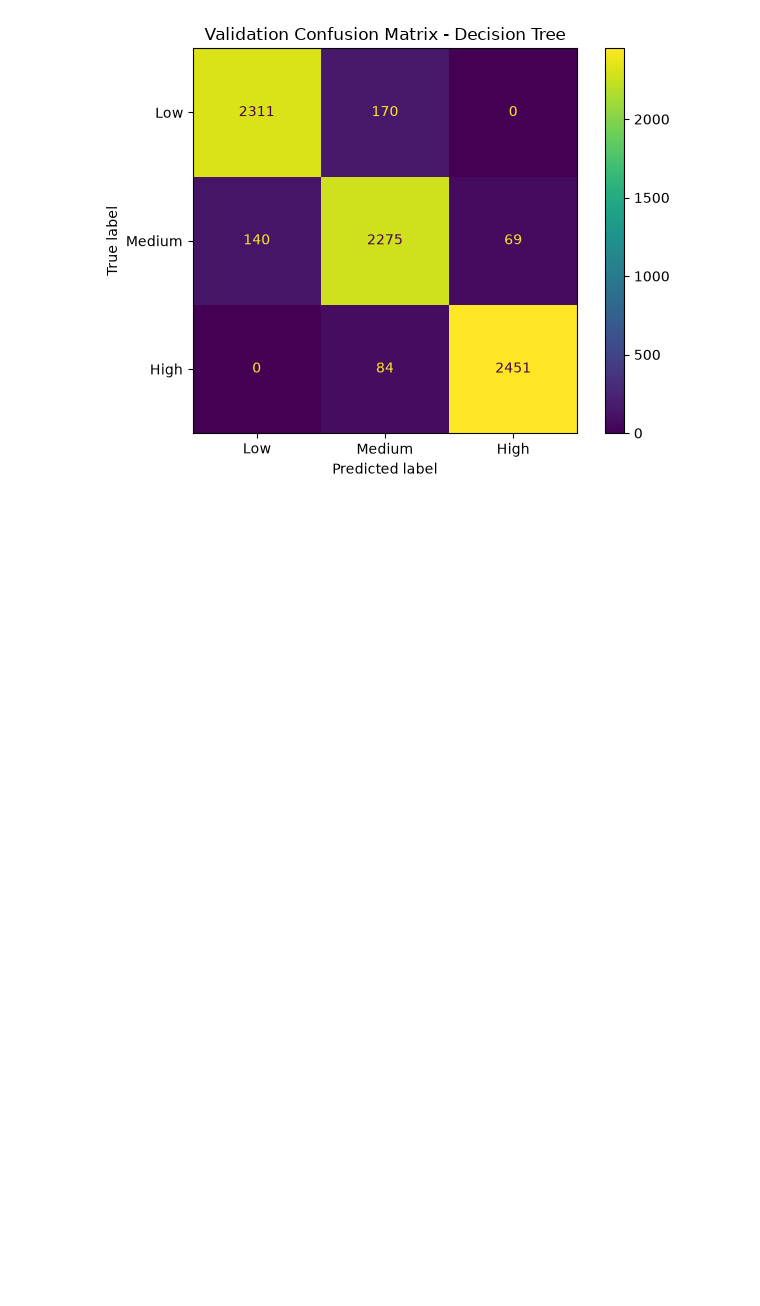
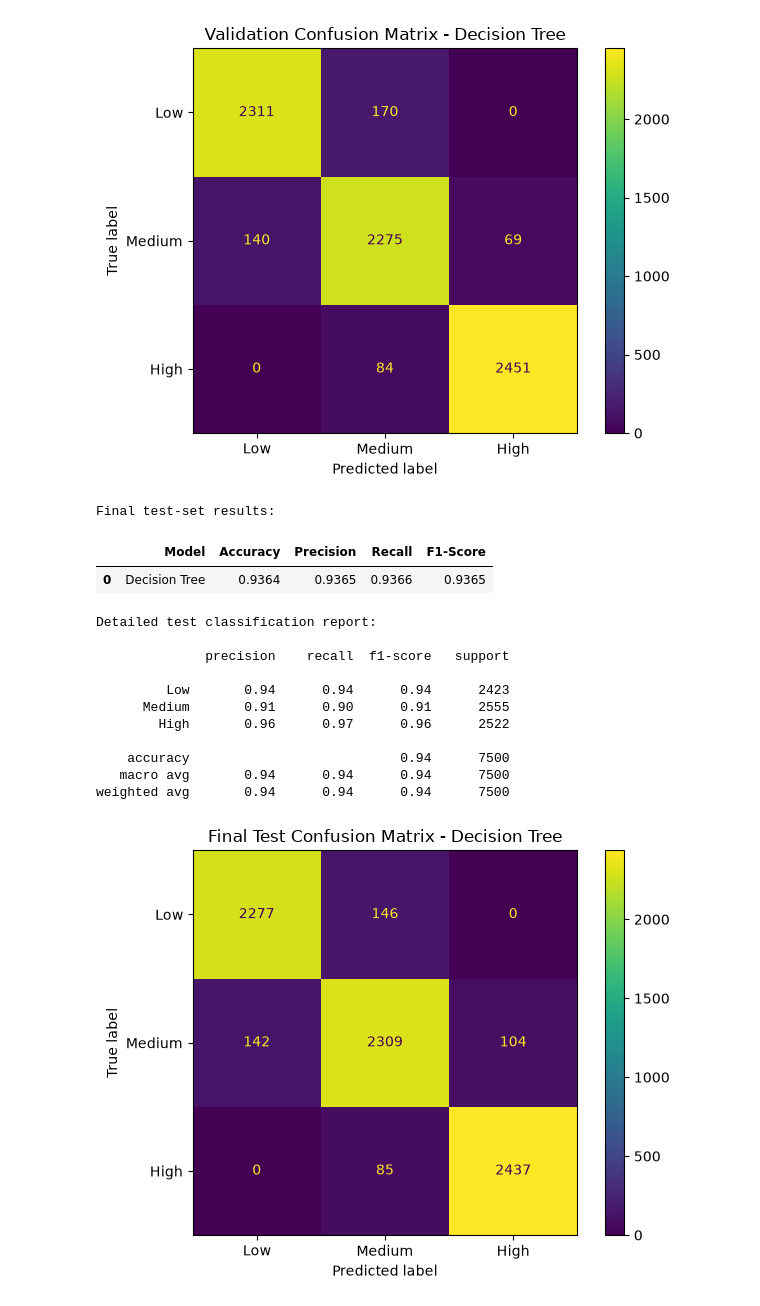
Before and after one commit to rajnityanand/Dukaan-Ai, a Jupyter notebook: notebooks/06_model_evaluation.ipynb, the cells around one changed output. Saved outputs shown, nothing was run; the diff lists cells and outputs as text; code cells hidden in the pictures; blank space fills up the shorter version.

Commit message:
Day 5 : Final Results.

```diff
--- a/notebooks/06_model_evaluation.ipynb
+++ b/notebooks/06_model_evaluation.ipynb
@@ -431,3 +431,79 @@ Validation report: Decision Tree
    macro avg       0.94      0.94      0.94      7500
 weighted avg       0.94      0.94      0.94      7500
 [figure]
+# %%
+# ==========================================
+# CELL 10: FINAL TEST EVALUATION
+# ==========================================
+
+test_predictions = best_model.predict(X_test)
+
+test_results = {
+    "Model": best_model_name,
+    "Accuracy": accuracy_score(y_test, test_predictions),
+    "Precision": precision_score(
+        y_test,
+        test_predictions,
+        average="macro",
+        zero_division=0
+    ),
+    "Recall": recall_score(
+        y_test,
+        test_predictions,
+        average="macro",
+        zero_division=0
+    ),
+    "F1-Score": f1_score(
+        y_test,
+        test_predictions,
+        average="macro",
+        zero_division=0
+    )
+}
+
+test_results_df = pd.DataFrame([test_results])
+
+print("Final test-set results:")
+display(test_results_df.round(4))
+
+print("\nDetailed test classification report:\n")
+
+print(
+    classification_report(
+        y_test,
+        test_predictions,
+        labels=class_labels,
+        zero_division=0
+    )
+)
+
+test_cm = confusion_matrix(
+    y_test,
+    test_predictions,
+    labels=class_labels
+)
+
+ConfusionMatrixDisplay(
+    confusion_matrix=test_cm,
+    display_labels=class_labels
+).plot(values_format="d")
+
+plt.title(f"Final Test Confusion Matrix - {best_model_name}")
+plt.tight_layout()
+plt.show()
+# %% [output]
+Final test-set results:
+|  | Model | Accuracy | Precision | Recall | F1-Score |
+| 0 | Decision Tree | 0.9364 | 0.9365 | 0.9366 | 0.9365 |
+Detailed test classification report:
+
+              precision    recall  f1-score   support
+
+         Low       0.94      0.94      0.94      2423
+      Medium       0.91      0.90      0.91      2555
+        High       0.96      0.97      0.96      2522
+
+    accuracy                           0.94      7500
+   macro avg       0.94      0.94      0.94      7500
+weighted avg       0.94      0.94      0.94      7500
+[figure, added]
```
Also changed, not shown: parts of 2 cells of this notebook, 4 other files.
